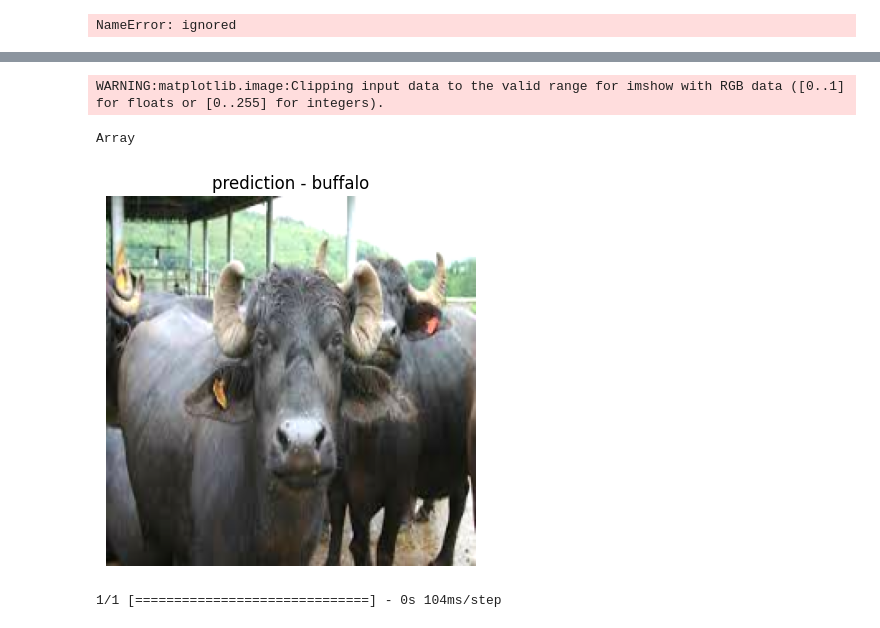
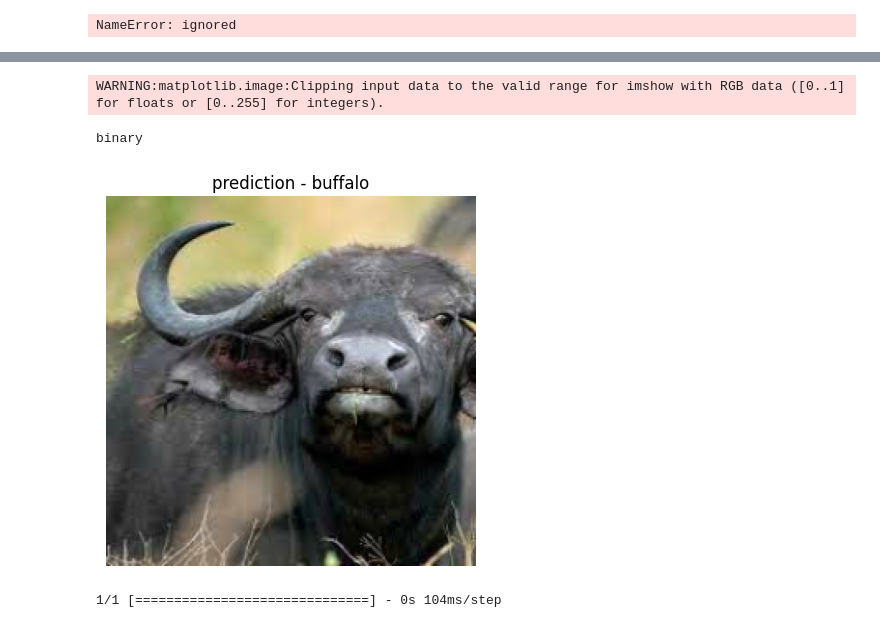
Before and after one commit to prateek66/deep_learning, a Jupyter notebook: Cattle_classifier.ipynb, the cells around one changed output, grey strips where cells are left out. Cells and saved outputs as stored; diff of their text form; code cells hidden in the pictures.

```diff
--- a/Cattle_classifier.ipynb
+++ b/Cattle_classifier.ipynb
@@ -125,0 +230,4 @@ Found 163 images belonging to 2 classes.
+# %%
+#visuslize the augmented data
+img,label = train_data.next()
+augmented_img,augmented_label = train_augmented_data.next()
@@ -166,12 +292,20 @@ def create_model(model_url, num_classes=1):
   # Create our own model
   model = tf.keras.Sequential([
     feature_extractor_layer, # use the feature extraction layer as the base
+     tf.keras.layers.Dropout(0.5),
     layers.Dense(num_classes, activation='sigmoid', name='output_layer') # create our own output layer
   ])
   return model
 # %%
+from tensorflow.keras import regularizers
 # Create model
 efficientnet_model = create_model(model_url=efficientnet_url) # use EfficientNetB0 TensorFlow Hub URL)
+
+#regularization_strength = 0.01  # You can adjust this value based on your needs
+
+#for layer in efficientnet_model.layers:
+ #   if isinstance(layer, tf.keras.layers.Dense):
+  #      layer.kernel_regularizer = regularizers.l2(regularization_strength)
 
 # Compile EfficientNet model
 efficientnet_model.compile(loss='binary_crossentropy',
@@ -179,11 +313,11 @@ efficientnet_model.compile(loss='binary_crossentropy',
                            metrics=['accuracy'])
 
 # Fit EfficientNet model
-efficientnet_history = efficientnet_model.fit(train_data,
+efficientnet_history = efficientnet_model.fit(train_augmented_data,
                                               epochs=5, # train for 5 epochs
-                                              steps_per_epoch=len(train_data),
-                                              validation_data=test_data,
-                                              validation_steps=len(test_data),
+                                              steps_per_epoch=len(train_augmented_data),
+                                              validation_data=test_augmented_data,
+                                              validation_steps=len(test_augmented_data)
                                               )
 # %% [output]
 enterr
@@ -258,7 +385,7 @@ def load_pre_img(filename, img_shape=224):
 # %%
 import pathlib
 import numpy as np
-data_dir = pathlib.Path("/content/dataSet/train")
+data_dir = pathlib.Path("/content/newDataSet/train")
 class_names = np.array(sorted([item.name for item in data_dir.glob("*")]))
 print(class_names)
 # %% [output]
@@ -357,6 +549,6 @@ def predict_img(model,filename,className = class_names):
   plt.axis(False)
 # %%
 #Finally test
-prediction = predict_img(efficientnet_model,"buffaloww.jpeg")
+prediction = predict_img(efficientnet_model,"buff.jpeg")
 prediction
 # %% [output]
@@ -364,6 +556,6 @@ prediction
 WARNING:matplotlib.image:Clipping input data to the valid range for imshow with RGB data ([0..1] for floats or [0..255] for integers).
-Array
+binary
-[figure, old version]
+[figure, new version]
 # %%
 pred_probs = efficientnet_model.predict(test_data, verbose=1)
 # %% [output]
```
Also changed, not shown: parts of 31 cells of this notebook.
